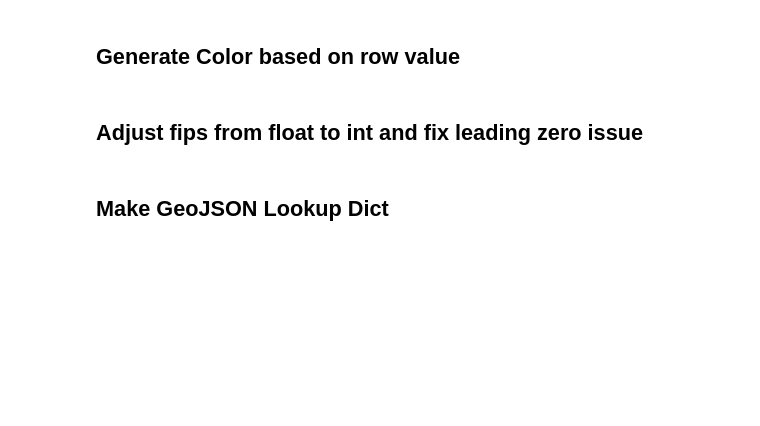
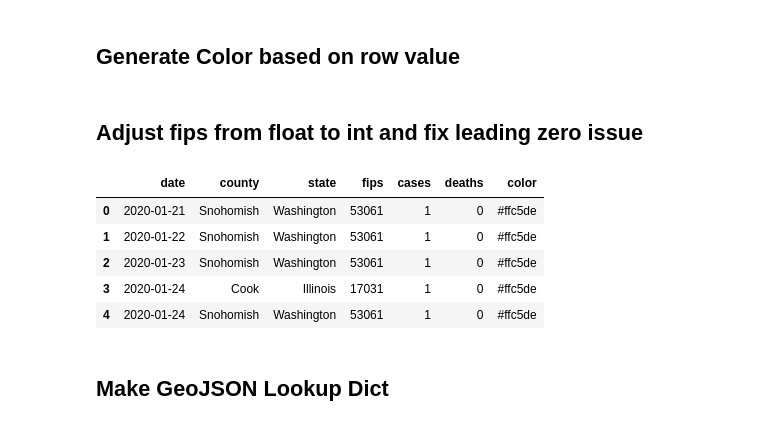
Before and after one commit to mdhwang/United-States-of-Covid, a Jupyter notebook: Folium US Counties.ipynb, the cells around one changed output. Saved outputs shown, nothing was run; the diff lists cells and outputs as text; code cells hidden in the pictures; blank space fills up the shorter version.

```diff
--- a/Folium US Counties.ipynb
+++ b/Folium US Counties.ipynb
@@ -123,7 +123,17 @@ county_data['color'] = county_data['cases'].apply(lambda x: color_coding(x,bin_e
 # %% [markdown]
 ## Adjust fips from float to int and fix leading zero issue
 # %%
-county_data.fips = county_data.fips.apply(lambda x: '0'+ str(int(x)) if len(str(x))<7 else str(int(x)))
+county_data.fips = county_data.fips.apply(lambda x: '0'+ str(int(x)) if len(str(x))< 6 else str(int(x)))
+state_data.fips = state_data.fips.apply(lambda x: '0' + str(int(x)) if len(str(x)) == 1 else str(int(x)))
+# %%
+county_data.head()
+# %% [output]
+|  | date | county | state | fips | cases | deaths | color |
+| 0 | 2020-01-21 | Snohomish | Washington | 53061 | 1 | 0 | #ffc5de |
+| 1 | 2020-01-22 | Snohomish | Washington | 53061 | 1 | 0 | #ffc5de |
+| 2 | 2020-01-23 | Snohomish | Washington | 53061 | 1 | 0 | #ffc5de |
+| 3 | 2020-01-24 | Cook | Illinois | 17031 | 1 | 0 | #ffc5de |
+| 4 | 2020-01-24 | Snohomish | Washington | 53061 | 1 | 0 | #ffc5de |
 # %% [markdown]
 ## Make GeoJSON Lookup Dict
 # %% [markdown]
```
Also changed, not shown: parts of 16 cells of this notebook, 3 other files.
